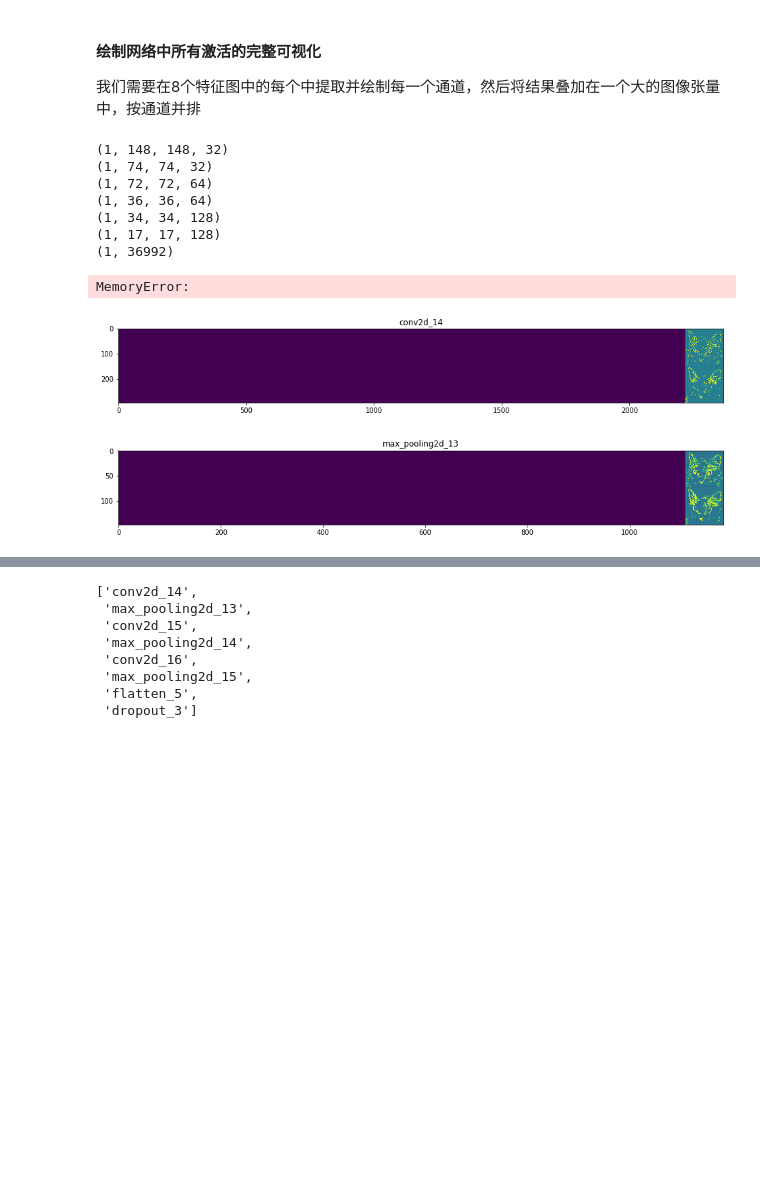
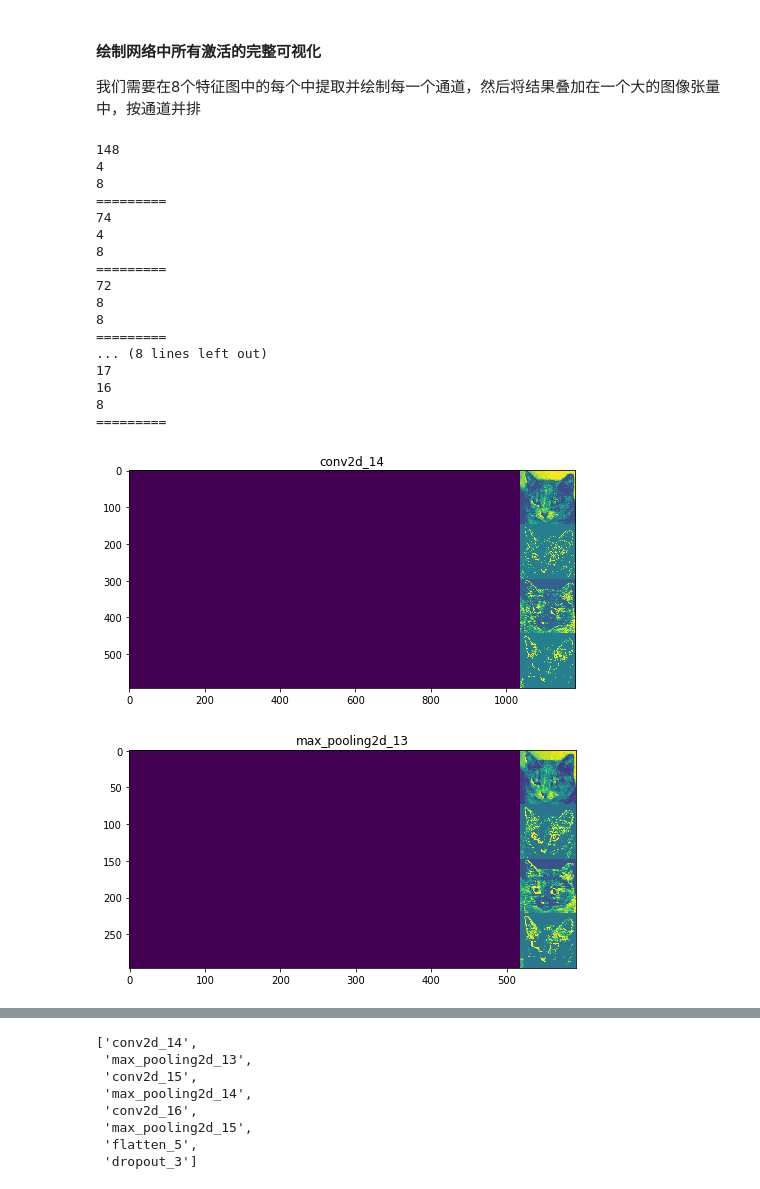
Before and after one commit to hbo-lambda/dl-notebook, a Jupyter notebook: 卷积神经网络-可视化.ipynb, the cells around one changed output, grey strips where cells are left out. Drawn from its saved outputs; the diff is of its cells as text; code cells hidden in the pictures; blank space fills up the shorter version.

```diff
--- a/卷积神经网络-可视化.ipynb
+++ b/卷积神经网络-可视化.ipynb
@@ -97,40 +117,53 @@ plt.show()
 我们需要在8个特征图中的每个中提取并绘制每一个通道，然后将结果叠加在一个大的图像张量中，按通道并排
 # %%
 layer_names = []
-for layer in model.layers[:8]:
+for layer in model.layers[:7]:
     layer_names.append(layer.name)
 
-image_per_row = 16
-for layer_name, layer_activation in zip(layer_names, activations):
-    print(layer_activation.shape)
+image_per_row = 8
+for layer_name, layer_activation in zip(layer_names[:6], activations[:6]):
     n_features = layer_activation.shape[-1]
     size = layer_activation.shape[1]  # 特征图形状为（1， size，size，n_features）
 
     n_cols = n_features // image_per_row  # 在这个矩阵中将激活平铺
+
+    print(size)
+    print(n_cols)
+    print(image_per_row)
+    print('=========')
     display_grid = np.zeros((size * n_cols, image_per_row * size))
 
     for col in range(n_cols):
         for row in range(image_per_row):
             channel_image = layer_activation[0,:,:,col*image_per_row+row]
         channel_image -= channel_image.mean()
         channel_image /= channel_image.std()
         channel_image *= 64
         channel_image += 128
         channel_image = np.clip(channel_image, 0, 255).astype('uint8')
         display_grid[col * size : (col + 1) * size, row * size: (row + 1) * size] = channel_image
     scale = 1./size
     plt.figure(figsize=(scale * display_grid.shape[1], scale * display_grid.shape[0]))
     plt.title(layer_name)
     plt.grid(False)
     plt.imshow(display_grid, aspect='auto', cmap='viridis')
 # %% [output]
-(1, 148, 148, 32)
-(1, 74, 74, 32)
-(1, 72, 72, 64)
-(1, 36, 36, 64)
-(1, 34, 34, 128)
-(1, 17, 17, 128)
-(1, 36992)
+148
+4
+8
+=========
+74
+4
+8
+=========
+72
+8
+8
+=========
+... (8 lines left out)
+17
+16
+8
+=========
-MemoryError:
-[figure, old version]
+[figure, new version]
-[figure, old version]
+[figure, new version]
```
Also changed, not shown: parts of 4 cells of this notebook.
